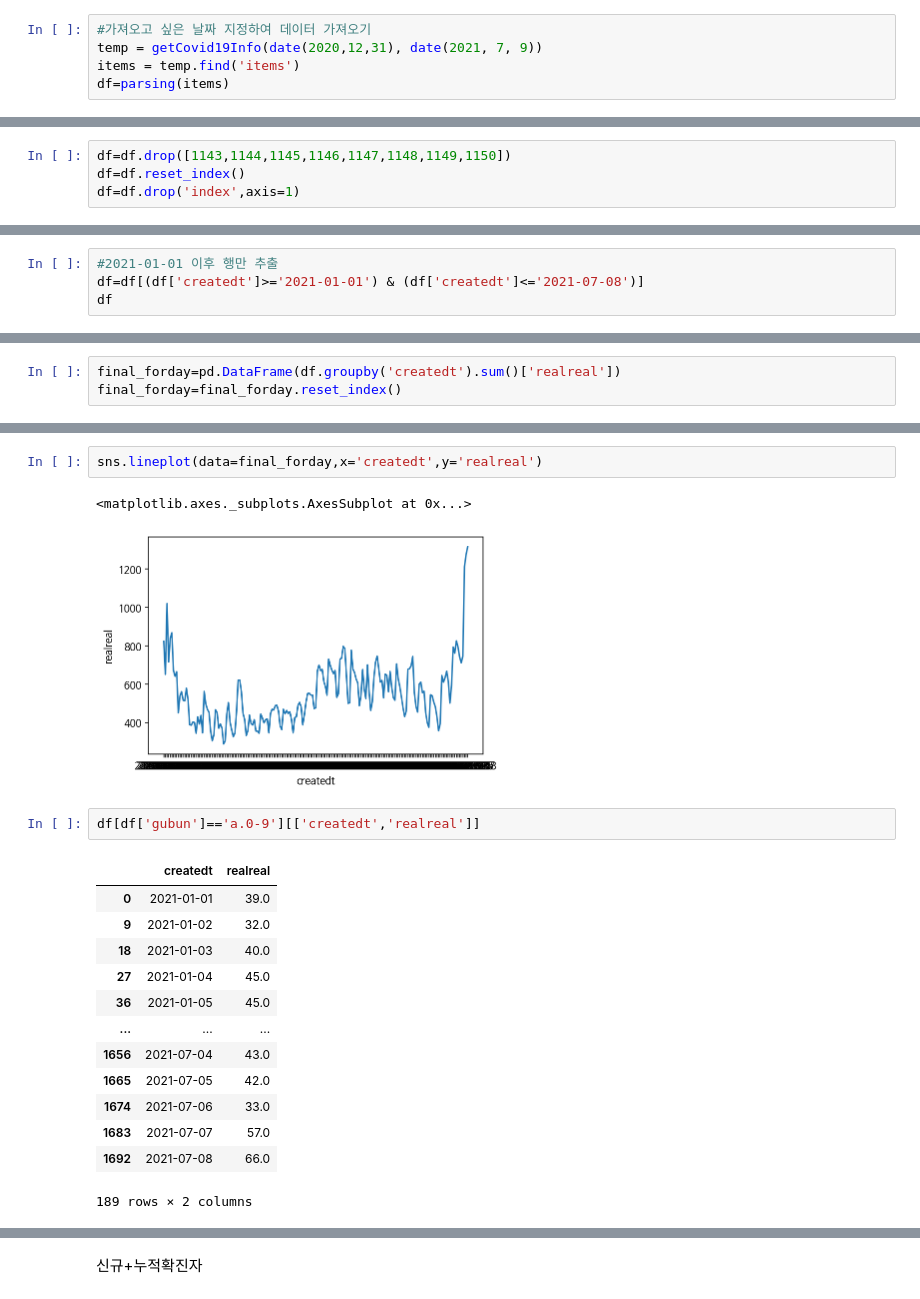
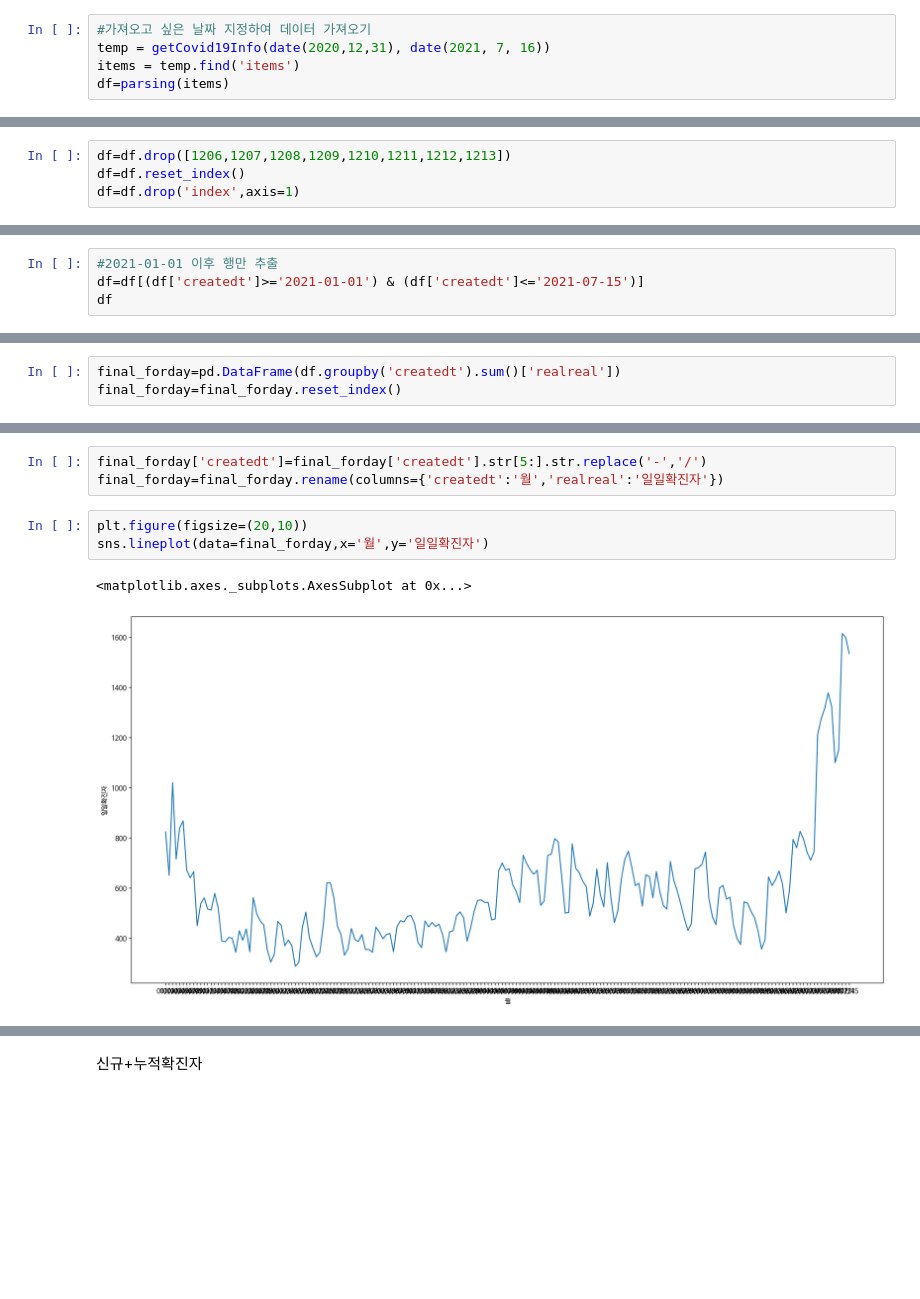
Before and after one commit to suzzini/-AIBootcamp-, a Jupyter notebook: coronadata.ipynb, the cells around one changed output, grey strips where cells are left out. Saved outputs shown, nothing was run; the diff lists cells and outputs as text; blank space fills up the shorter version.

```diff
--- a/coronadata.ipynb
+++ b/coronadata.ipynb
@@ -72,7 +90,7 @@ def parsing(items):
 ### 1. 성별,연령별
 # %%
 #가져오고 싶은 날짜 지정하여 데이터 가져오기
-temp = getCovid19Info(date(2020,12,31), date(2021, 7, 9))
+temp = getCovid19Info(date(2020,12,31), date(2021, 7, 16))
 items = temp.find('items')
 df=parsing(items)
 # %%
@@ -151,7 +169,7 @@ df[(df['createdt']=='2021-03-06')]
 2021-03-06의 경우 데이터가 중복되어있음을 확인
 필요없는 행은 제거 해주기로 함.
 # %%
-df=df.drop([1143,1144,1145,1146,1147,1148,1149,1150])
+df=df.drop([1206,1207,1208,1209,1210,1211,1212,1213])
 df=df.reset_index()
 df=df.drop('index',axis=1)
 # %% [markdown]
@@ -252,6 +270,6 @@ df
 # %%
 #2021-01-01 이후 행만 추출
-df=df[(df['createdt']>='2021-01-01') & (df['createdt']<='2021-07-08')]
+df=df[(df['createdt']>='2021-01-01') & (df['createdt']<='2021-07-15')]
 df
 # %% [output]
 |  | confcase | createdt | death | deathrate | gubun | ofday | realofday | realreal |
@@ -324,21 +342,9 @@ final_forday
+# %%
+final_forday['createdt']=final_forday['createdt'].str[5:].str.replace('-','/')
+final_forday=final_forday.rename(columns={'createdt':'월','realreal':'일일확진자'})
 # %%
-sns.lineplot(data=final_forday,x='createdt',y='realreal')
+plt.figure(figsize=(20,10))
+sns.lineplot(data=final_forday,x='월',y='일일확진자')
 # %% [output]
 <matplotlib.axes._subplots.AxesSubplot at 0x...>
-[figure, old version]
+[figure, new version]
-# %%
-df[df['gubun']=='a.0-9'][['createdt','realreal']]
-# %% [output]
-|  | createdt | realreal |
-| 0 | 2021-01-01 | 39.0 |
-| 9 | 2021-01-02 | 32.0 |
-| 18 | 2021-01-03 | 40.0 |
-| 27 | 2021-01-04 | 45.0 |
-| 36 | 2021-01-05 | 45.0 |
-| ... | ... | ... |
-| 1656 | 2021-07-04 | 43.0 |
-| 1665 | 2021-07-05 | 42.0 |
-| 1674 | 2021-07-06 | 33.0 |
-| 1683 | 2021-07-07 | 57.0 |
-| 1692 | 2021-07-08 | 66.0 |
-189 rows × 2 columns
```
Also changed, not shown: parts of 43 cells of this notebook.
